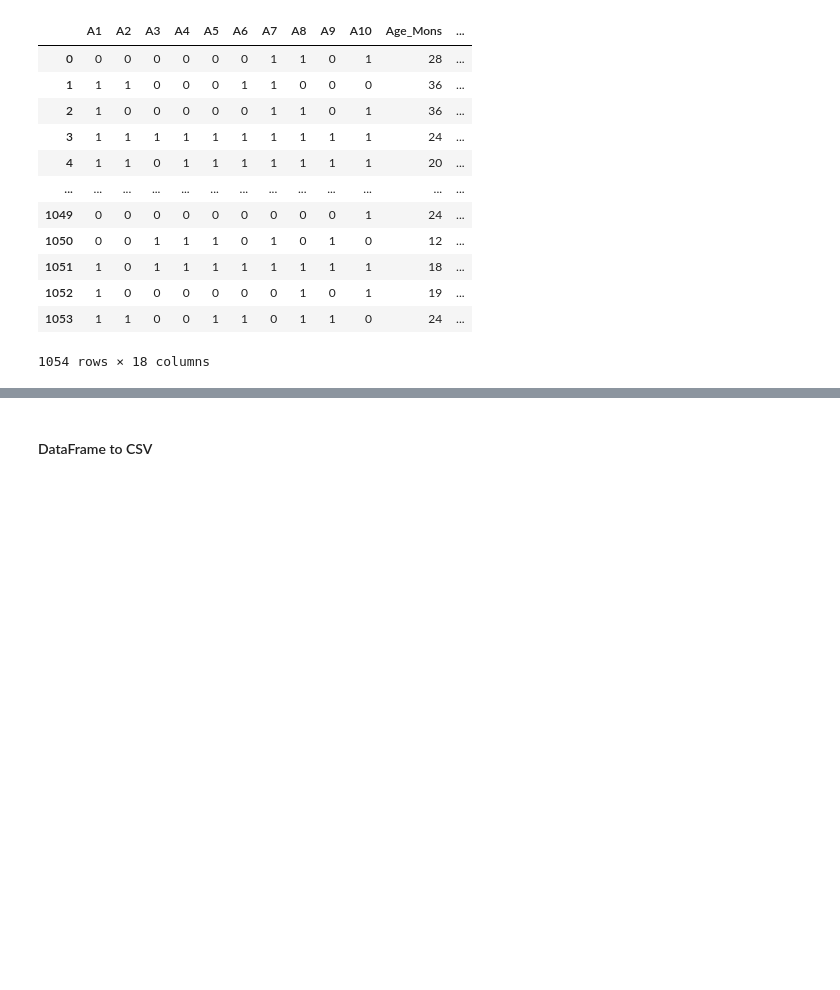
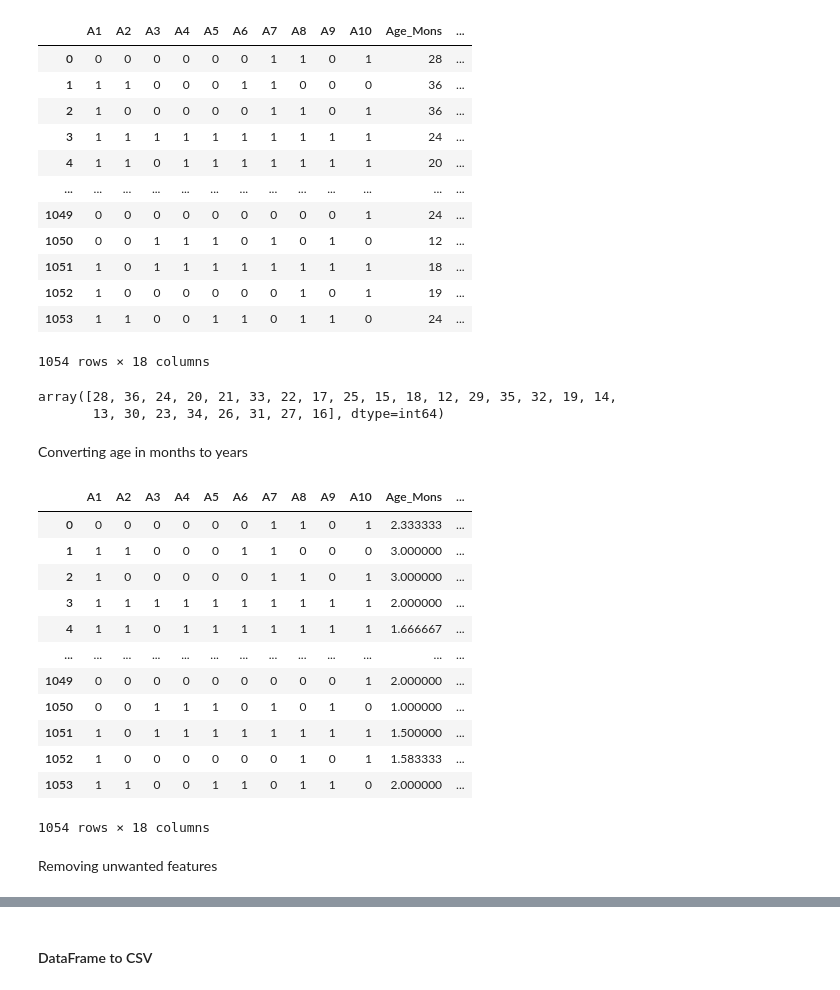
Before and after one commit to kingkgp25/Autism-Spectrum-Disorder-Detection, a Jupyter notebook: Preprocessed Data/data_4_merge.ipynb, the cells around one changed output, grey strips where cells are left out. Drawn from its saved outputs; the diff is of its cells as text; code cells hidden in the pictures; blank space fills up the shorter version.

Commit message:
data 4 file modified

```diff
--- a/Preprocessed Data/data_4_merge.ipynb
+++ b/Preprocessed Data/data_4_merge.ipynb
@@ -123,3 +123,30 @@ data_4
 | 1052 | 1 | 0 | 0 | 0 | 0 | 0 | 0 | 1 | 0 | 1 | 19 | ... |
 | 1053 | 1 | 1 | 0 | 0 | 1 | 1 | 0 | 1 | 1 | 0 | 24 | ... |
 1054 rows × 18 columns
+# %%
+data_4['Age_Mons'].unique()
+# %% [output]
+array([28, 36, 24, 20, 21, 33, 22, 17, 25, 15, 18, 12, 29, 35, 32, 19, 14,
+       13, 30, 23, 34, 26, 31, 27, 16], dtype=int64)
+# %% [markdown]
+Converting age in months to years
+# %%
+data_4['Age_Mons']=data_4['Age_Mons']/12
+# %%
+data_4
+# %% [output]
+|  | A1 | A2 | A3 | A4 | A5 | A6 | A7 | A8 | A9 | A10 | Age_Mons | ... |
+| 0 | 0 | 0 | 0 | 0 | 0 | 0 | 1 | 1 | 0 | 1 | 2.333333 | ... |
+| 1 | 1 | 1 | 0 | 0 | 0 | 1 | 1 | 0 | 0 | 0 | 3.000000 | ... |
+| 2 | 1 | 0 | 0 | 0 | 0 | 0 | 1 | 1 | 0 | 1 | 3.000000 | ... |
+| 3 | 1 | 1 | 1 | 1 | 1 | 1 | 1 | 1 | 1 | 1 | 2.000000 | ... |
+| 4 | 1 | 1 | 0 | 1 | 1 | 1 | 1 | 1 | 1 | 1 | 1.666667 | ... |
+| ... | ... | ... | ... | ... | ... | ... | ... | ... | ... | ... | ... | ... |
+| 1049 | 0 | 0 | 0 | 0 | 0 | 0 | 0 | 0 | 0 | 1 | 2.000000 | ... |
+| 1050 | 0 | 0 | 1 | 1 | 1 | 0 | 1 | 0 | 1 | 0 | 1.000000 | ... |
+| 1051 | 1 | 0 | 1 | 1 | 1 | 1 | 1 | 1 | 1 | 1 | 1.500000 | ... |
+| 1052 | 1 | 0 | 0 | 0 | 0 | 0 | 0 | 1 | 0 | 1 | 1.583333 | ... |
+| 1053 | 1 | 1 | 0 | 0 | 1 | 1 | 0 | 1 | 1 | 0 | 2.000000 | ... |
+1054 rows × 18 columns
+# %% [markdown]
+Removing unwanted features
```
Also changed, not shown: parts of 4 cells of this notebook, 1 other file.
